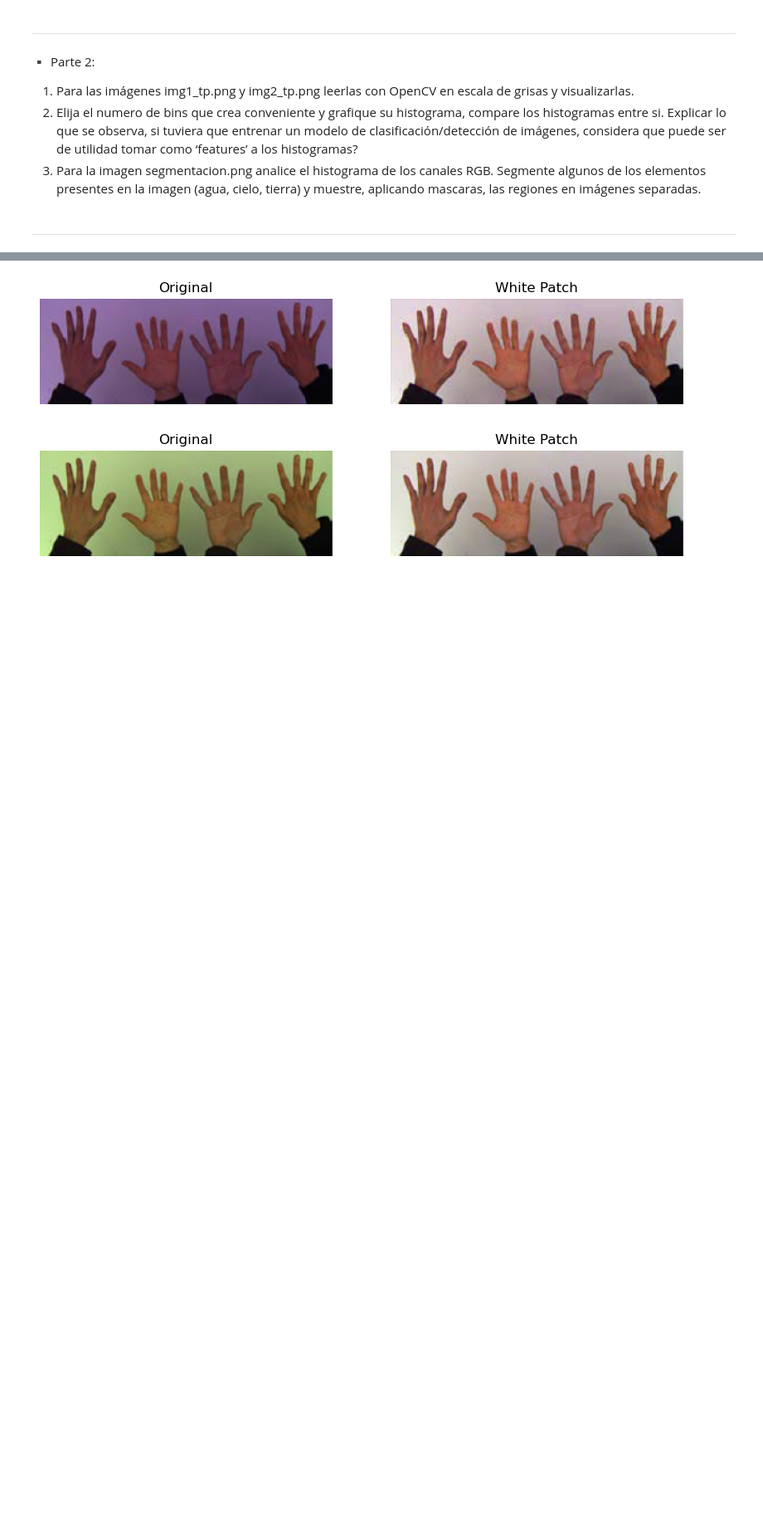
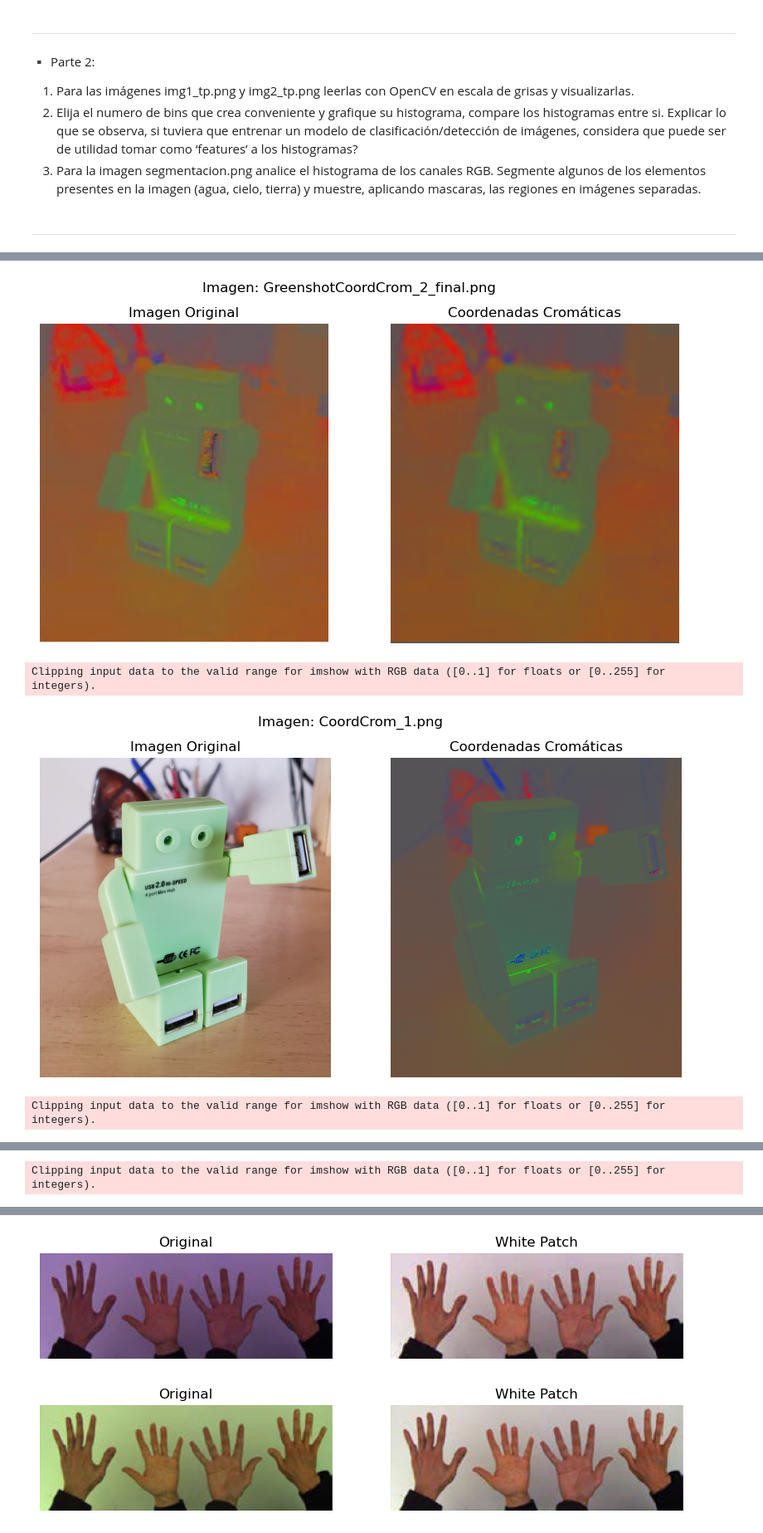
Before and after one commit to Chelodromo/vcp, a Jupyter notebook: tp1_Mas_Carreras.ipynb, the cells around one changed output, grey strips where cells are left out. Shown at 83% size. Cells and saved outputs as stored; diff of their text form; code cells hidden in the pictures; blank space fills up the shorter version.

Commit message:
Recorro las imágenes el punto uno con un loop para hace rel código más eficiente.

```diff
--- a/tp1_Mas_Carreras.ipynb
+++ b/tp1_Mas_Carreras.ipynb
@@ -147,0 +41,79 @@ Clipping input data to the valid range for imshow with RGB data ([0..1] for floa
+# %%
+
+def process_chromatic_coordinates(img):
+    """
+    Función que procesa una imagen para obtener sus coordenadas cromáticas
+    Parámetro: img - imagen en formato RGB
+    Retorna: imagen procesada con coordenadas cromáticas
+    """
+    # Convertir la imagen a punto flotante para evitar truncamiento en los cálculos
+    img_float = img.astype(np.float32)
+
+    # Calcular la suma de los canales RGB para cada píxel
+    # keepdims=True mantiene la dimensionalidad para la división
+    # 1e-6 se suma para evitar división por cero
+    sum_channels = np.sum(img_float, axis=2, keepdims=True) + 1e-6
+
+    # Calcular la coordenada cromática r (rojo normalizado)
+    r = img_float[:, :, 0:1] / sum_channels
+
+    # Calcular la coordenada cromática g (verde normalizado)
+    g = img_float[:, :, 1:2] / sum_channels
+
+    # Calcular la coordenada cromática b (azul normalizado)
+    b = 1 - r - g
+
+    # Combinar los tres canales normalizados en una sola imagen
+    return np.concatenate((r, g, b), axis=2)
+
+def process_all_images(folder_path):
+    """
+    Función que procesa todas las imágenes PNG en una carpeta
+    Parámetro: folder_path - ruta a la carpeta con las imágenes
+    """
+    # Crear una lista con todas las imágenes PNG en la carpeta especificada
+    image_files = list(Path(folder_path).glob('*.png'))
+
+    # Iterar sobre cada archivo de imagen encontrado
+    for img_path in image_files:
+        # Cargar la imagen usando OpenCV (por defecto en formato BGR)
+        img = cv.imread(str(img_path))
+
+        # Convertir la imagen de BGR a RGB (matplotlib usa RGB)
+        img = cv.cvtColor(img, cv.COLOR_BGR2RGB)
+
+        # Procesar la imagen para obtener coordenadas cromáticas
+        img_chromatic = process_chromatic_coordinates(img)
+
+        # Crear una nueva figura para mostrar los resultados
+        plt.figure(figsize=(10, 5))  # Tamaño de la figura: 10x5 pulgadas
+
+        # Agregar un título general con el nombre del archivo
+        plt.suptitle(f'Imagen: {img_path.name}')
+
+        # Configurar y mostrar la imagen original (subplot izquierdo)
+        plt.subplot(1, 2, 1)  # 1 fila, 2 columnas, posición 1
+        plt.title('Imagen Original')
+        plt.imshow(img)
+        plt.axis('off')  # Ocultar los ejes
+
+        # Configurar y mostrar la imagen procesada (subplot derecho)
+        plt.subplot(1, 2, 2)  # 1 fila, 2 columnas, posición 2
+        plt.title('Coordenadas Cromáticas')
+        plt.imshow(img_chromatic)
+        plt.axis('off')  # Ocultar los ejes
+
+        # Mostrar la figura con ambas imágenes
+        plt.show()
+
+# Definir la ruta a la carpeta que contiene las imágenes
+folder_path = './Material_TPs/TP1/coord_cromaticas'
+folder_path2 = './Material_TPs/TP1/white_patch'
+# Ejecutar el procesamiento de todas las imágenes en la carpeta
+process_all_images(folder_path)
+process_all_images(folder_path2)
+# %% [output]
+[figure, added]
+Clipping input data to the valid range for imshow with RGB data ([0..1] for floats or [0..255] for integers).
+[figure, added]
+Clipping input data to the valid range for imshow with RGB data ([0..1] for floats or [0..255] for integers).
@@ -147,0 +121 @@ Clipping input data to the valid range for imshow with RGB data ([0..1] for floa
+Clipping input data to the valid range for imshow with RGB data ([0..1] for floats or [0..255] for integers).
```
Also changed, not shown: parts of 10 cells of this notebook.
